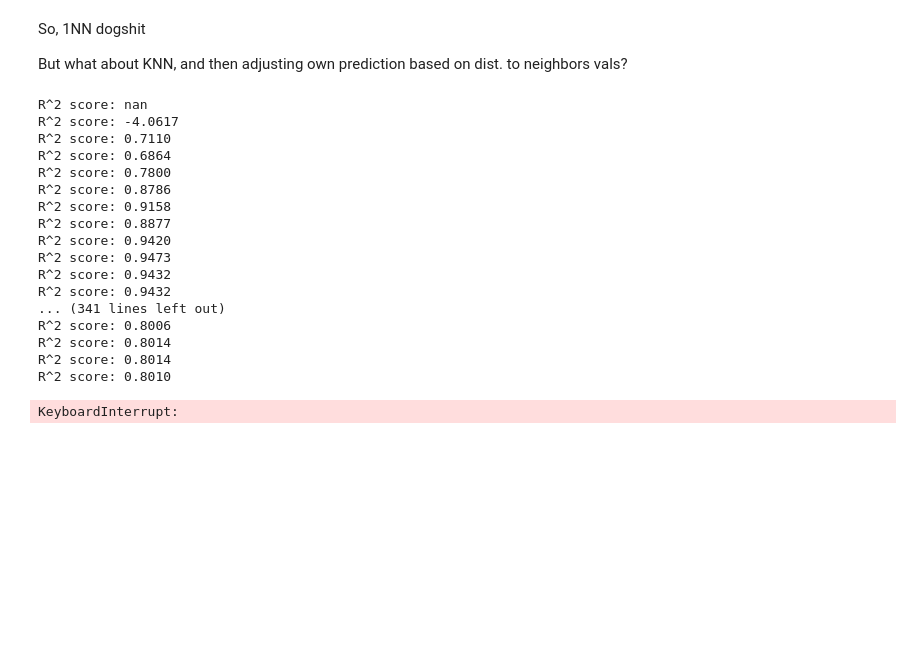
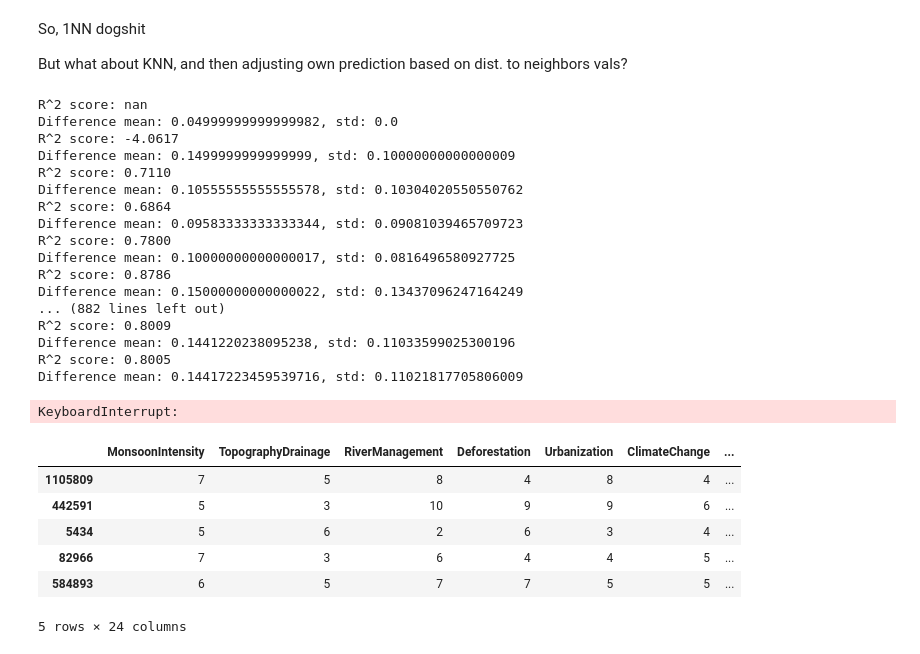
Before and after one commit to akhilkammila/flood-prediction, a Jupyter notebook: investigating.ipynb, the cells around one changed output. Drawn from its saved outputs; the diff is of its cells as text; code cells hidden in the pictures; blank space fills up the shorter version.

```diff
--- a/investigating.ipynb
+++ b/investigating.ipynb
@@ -163,10 +158,12 @@ from sklearn.metrics import r2_score
 knn = KNeighborsRegressor(n_neighbors=3)
 knn.fit(X_train, y_train)
 
+
 # Prediction function with adjustment
 def predict_with_adjustment(knn, X_test, y_test, adjustment_factor=0.1):
     y_pred_cumulative = []
     y_true_cumulative = []
+    differences = []
 
     for i in range(len(X_test)):
         test_row = X_test[i:i+1]  # Current row for prediction
@@ -203,10 +200,13 @@ def predict_with_adjustment(knn, X_test, y_test, adjustment_factor=0.1):
         # Store predictions and true values for later R^2 calculation
         y_pred_cumulative.append(adjusted_pred)
         y_true_cumulative.append(true_value)
+        differences.append(difference)
+
 
         # Print R^2 score after each batch (optional)
         r2 = r2_score(y_true_cumulative, y_pred_cumulative)
         print(f"R^2 score: {r2:.4f}")
+        print(f"Difference mean: {np.mean(np.abs(differences))}, std: {np.std(np.abs(differences))}")
 
     # Final R^2 score
     final_r2 = r2_score(y_true_cumulative, y_pred_cumulative)
@@ -218,20 +218,37 @@ def predict_with_adjustment(knn, X_test, y_test, adjustment_factor=0.1):
 y_pred_adjusted = predict_with_adjustment(knn, X_test, y_test)
 # %% [output]
 R^2 score: nan
+Difference mean: 0.04999999999999982, std: 0.0
 R^2 score: -4.0617
+Difference mean: 0.1499999999999999, std: 0.10000000000000009
 R^2 score: 0.7110
+Difference mean: 0.10555555555555578, std: 0.10304020550550762
 R^2 score: 0.6864
+Difference mean: 0.09583333333333344, std: 0.09081039465709723
 R^2 score: 0.7800
+Difference mean: 0.10000000000000017, std: 0.0816496580927725
 R^2 score: 0.8786
-R^2 score: 0.9158
-R^2 score: 0.8877
-R^2 score: 0.9420
-R^2 score: 0.9473
-R^2 score: 0.9432
-R^2 score: 0.9432
-... (341 lines left out)
-R^2 score: 0.8006
-R^2 score: 0.8014
-R^2 score: 0.8014
-R^2 score: 0.8010
+Difference mean: 0.15000000000000022, std: 0.13437096247164249
+... (882 lines left out)
+R^2 score: 0.8009
+Difference mean: 0.1441220238095238, std: 0.11033599025300196
+R^2 score: 0.8005
+Difference mean: 0.14417223459539716, std: 0.11021817705806009
 KeyboardInterrupt:
+# %%
+num_calculated = len(y_true_cumulative)
+
+knn_df = X_test.iloc[:num_calculated].copy()
+knn_df['mean'] = knn_df.mean(axis=1)
+knn_df['meanPrediction'] = knn_df['mean'] * 0.1
+knn_df['floodProbability'] = y_true_cumulative
+knn_df['knnPrediction'] = y_pred_cumulative
+knn_df.head()
+# %% [output]
+|  | MonsoonIntensity | TopographyDrainage | RiverManagement | Deforestation | Urbanization | ClimateChange | ... |
+| 1105809 | 7 | 5 | 8 | 4 | 8 | 4 | ... |
+| 442591 | 5 | 3 | 10 | 9 | 9 | 6 | ... |
+| 5434 | 5 | 6 | 2 | 6 | 3 | 4 | ... |
+| 82966 | 7 | 3 | 6 | 4 | 4 | 5 | ... |
+| 584893 | 6 | 5 | 7 | 7 | 5 | 5 | ... |
+5 rows × 24 columns
```
Also changed, not shown: parts of 4 cells of this notebook, 3 other files.
